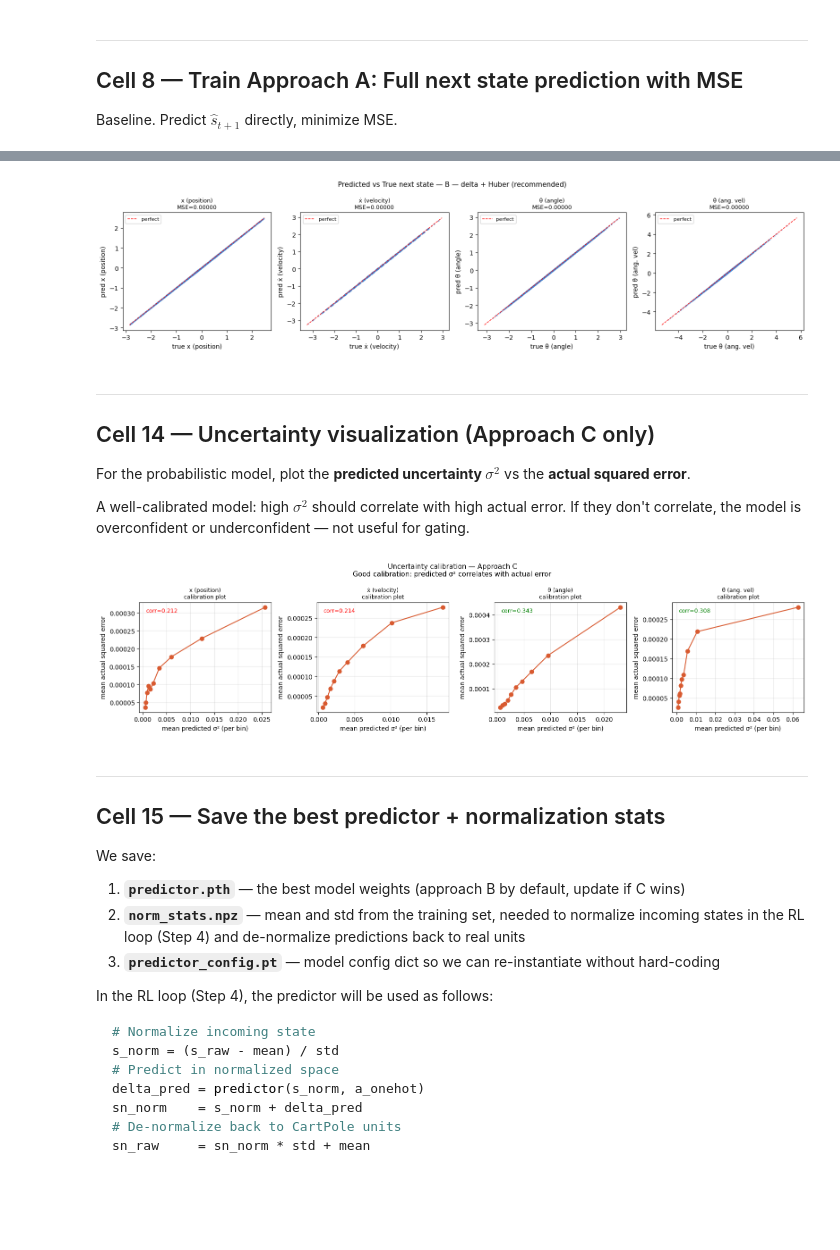
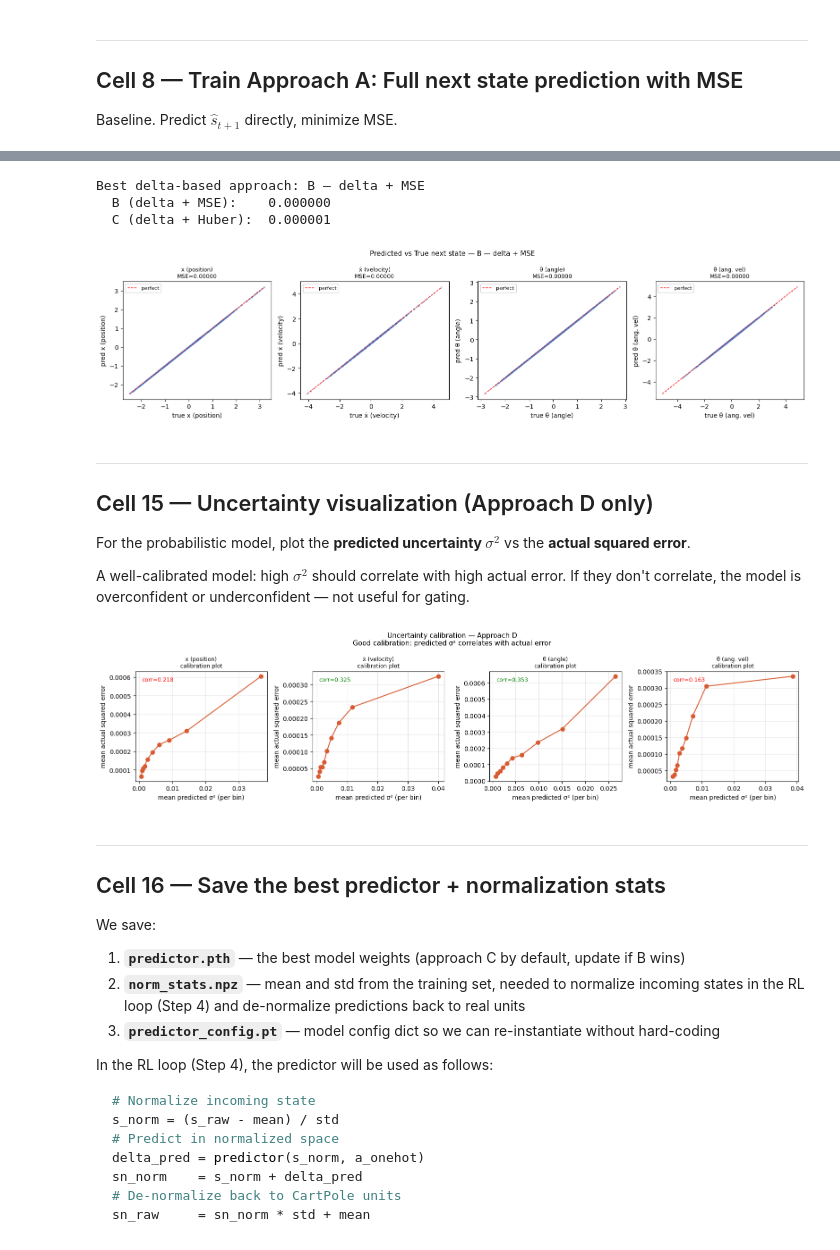
Before and after one commit to nouhailanok/Precedence-Estimation, a Jupyter notebook: dnn predictor/step2_dnn_predictor.ipynb, the cells around one changed output, grey strips where cells are left out. Cells and saved outputs as stored; diff of their text form; code cells hidden in the pictures; blank space fills up the shorter version.

```diff
--- a/dnn predictor/step2_dnn_predictor.ipynb
+++ b/dnn predictor/step2_dnn_predictor.ipynb
@@ -641,13 +686,13 @@ Best val loss: 0.00000  →  saved to approach_B_delta_huber_best.pth
 Predicts $\mu$ and $\sigma^2$ for each state dimension.
 The uncertainty $\sigma^2$ will be used in Step 4 for action gating.
 # %%
-model_C   = ProbabilisticPredictor().to(DEVICE)
-history_C = train_predictor(
-    model            = model_C,
-    train_loader     = loader_C_train,
-    val_loader       = loader_C_val,
+model_D   = ProbabilisticPredictor().to(DEVICE)
+history_D = train_predictor(
+    model            = model_D,
+    train_loader     = loader_D_train,
+    val_loader       = loader_D_val,
     loss_fn          = gaussian_nll_loss,
-    model_name       = "approach_C_probabilistic_nll",
+    model_name       = "approach_D_probabilistic_nll",
     is_probabilistic = True,
     n_epochs         = 80,
     lr               = 3e-4,
@@ -797,10 +847,26 @@ Plot **predicted vs true** for the best model (expected: approach B) on the val
 A perfect predictor gives points on the diagonal $y = x$.
 Systematic deviation from the diagonal = **bias** in specific state regions.
 # %%
-# Use the best model (update this if A or C wins above)
-best_model   = model_B
-best_name    = "B — delta + Huber (recommended)"
-use_delta    = True
+# ── Automatically select the best delta-based model ───────────────────────
+# Compare B (delta + MSE) vs C (delta + Huber) based on mean validation MSE
+mean_mse_B = mse_B.mean()
+mean_mse_C = mse_C.mean()
+
+if mean_mse_B < mean_mse_C:
+    best_model   = model_B
+    best_name    = "B — delta + MSE"
+    use_delta    = True
+    use_mse_best = mse_B
+else:
+    best_model   = model_C
+    best_name    = "C — delta + Huber"
+    use_delta    = True
+    use_mse_best = mse_C
+
+print(f"Best delta-based approach: {best_name}")
+print(f"  B (delta + MSE):    {mean_mse_B:.6f}")
+print(f"  C (delta + Huber):  {mean_mse_C:.6f}")
+print()
 
 best_model.eval()
 with torch.no_grad():
@@ -824,7 +890,7 @@ for i, (ax, name) in enumerate(zip(axes, dim_labels)):
     ax.plot([lo, hi], [lo, hi], "r--", lw=1.0, label="perfect")
 
     ax.set_xlabel(f"true {name}"); ax.set_ylabel(f"pred {name}")
-    ax.set_title(f"{name}\nMSE={mse_B[i]:.5f}", fontsize=9)
+    ax.set_title(f"{name}\nMSE={use_mse_best[i]:.5f}", fontsize=9)
     ax.legend(fontsize=8)
 
 plt.suptitle(f"Predicted vs True next state — {best_name}", fontsize=11)
@@ -832,19 +898,22 @@ plt.tight_layout()
 plt.savefig("residuals.png", dpi=120)
 plt.show()
 # %% [output]
+Best delta-based approach: B — delta + MSE
+  B (delta + MSE):    0.000000
+  C (delta + Huber):  0.000001
-[figure, old version]
+[figure, new version]
 # %% [markdown]
 ---
-## Cell 14 — Uncertainty visualization (Approach C only)
+## Cell 15 — Uncertainty visualization (Approach D only)
 
 For the probabilistic model, plot the **predicted uncertainty $\sigma^2$** vs the **actual squared error**.
 
 A well-calibrated model: high $\sigma^2$ should correlate with high actual error.
 If they don't correlate, the model is overconfident or underconfident — not useful for gating.
 # %%
-model_C.eval()
+model_D.eval()
 with torch.no_grad():
-    mu_val, sigma2_val = model_C(s_val.to(DEVICE), a_val.to(DEVICE))
+    mu_val, sigma2_val = model_D(s_val.to(DEVICE), a_val.to(DEVICE))
     mu_val    = mu_val.cpu()
     sigma2_val = sigma2_val.cpu()
 
@@ -857,41 +926,41 @@ for i, (ax, name) in enumerate(zip(axes, dim_labels)):
 
     # Bin sigma2 into deciles and show mean actual error per bin
     bins    = np.percentile(sig2, np.linspace(0, 100, 11))
     bin_ids = np.digitize(sig2, bins[:-1]) - 1
     bin_ids = np.clip(bin_ids, 0, 9)
     bin_means_sig  = [sig2[bin_ids == b].mean()   for b in range(10)]
     bin_means_err  = [sq_err[bin_ids == b].mean() for b in range(10)]
 
     ax.scatter(bin_means_sig, bin_means_err, s=40, color="#D85A30", zorder=5)
     ax.plot(bin_means_sig,    bin_means_err, color="#D85A30", lw=1.5)
 
     ax.set_xlabel("mean predicted σ² (per bin)")
     ax.set_ylabel("mean actual squared error")
     ax.set_title(f"{name}\ncalibration plot", fontsize=9)
     ax.grid(alpha=0.3)
 
     # Pearson correlation
     corr = np.corrcoef(sig2, sq_err)[0, 1]
     ax.text(0.05, 0.95, f"corr={corr:.3f}",
             transform=ax.transAxes, fontsize=9,
             color="green" if corr > 0.3 else "red", va="top")
 
 plt.suptitle(
-    "Uncertainty calibration — Approach C\n"
+    "Uncertainty calibration — Approach D\n"
     "Good calibration: predicted σ² correlates with actual error",
     fontsize=11
 )
 plt.tight_layout()
 plt.savefig("uncertainty_calibration.png", dpi=120)
 plt.show()
 # %% [output]
-[figure, old version]
+[figure, new version]
 # %% [markdown]
 ---
-## Cell 15 — Save the best predictor + normalization stats
+## Cell 16 — Save the best predictor + normalization stats
 
 We save:
-1. **`predictor.pth`** — the best model weights (approach B by default, update if C wins)
+1. **`predictor.pth`** — the best model weights (approach C by default, update if B wins)
 2. **`norm_stats.npz`** — mean and std from the training set, needed to normalize
    incoming states in the RL loop (Step 4) and de-normalize predictions back to real units
 3. **`predictor_config.pt`** — model config dict so we can re-instantiate without hard-coding
```
Also changed, not shown: parts of 25 cells of this notebook, 13 other files.
